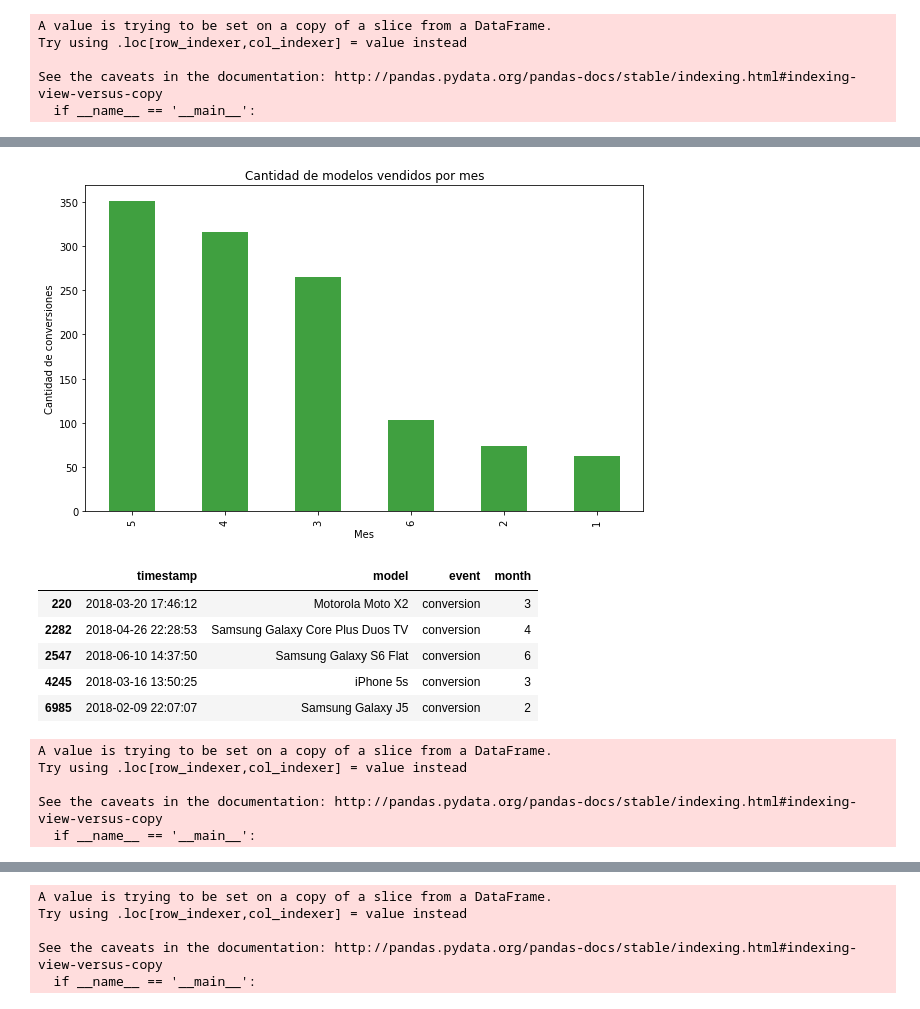
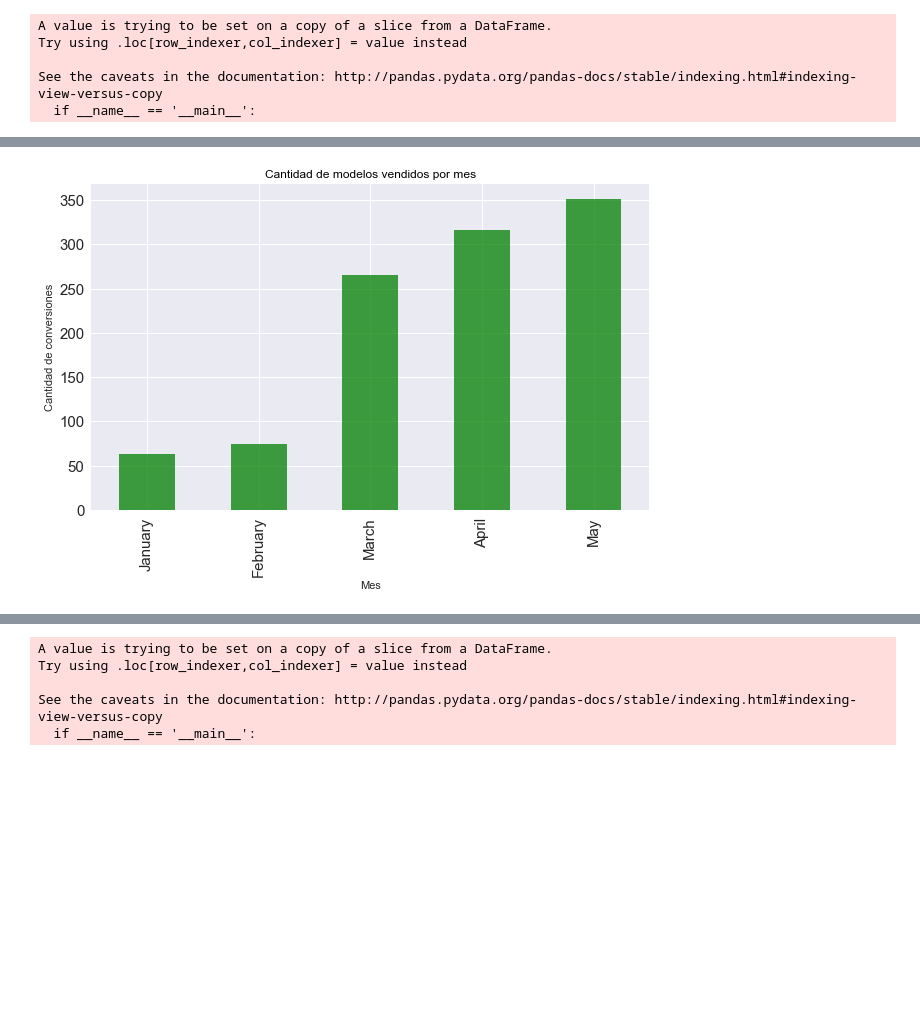
Before and after one commit to fonse451/Datos, a Jupyter notebook: AnalisisExploratorio-Trocafone.ipynb, the cells around one changed output, grey strips where cells are left out. Cells and saved outputs as stored; diff of their text form; code cells hidden in the pictures; blank space fills up the shorter version.

```diff
--- a/AnalisisExploratorio-Trocafone.ipynb
+++ b/AnalisisExploratorio-Trocafone.ipynb
@@ -9,7 +10,7 @@ import datetime as dt
 def datetime(date,format_string):
     return pd.to_datetime(date,format= format_string,errors='coerce')
 # %%
-eventsData = pd.read_csv("trocafone-set/events.csv")
+eventsData = pd.read_csv("EventsConMenosNans.csv")
 # %%
 eventsData.head()
 # %% [output]
@@ -291,9 +582,11 @@ True     447004
 Name: model, dtype: int64
 # %%
-monthmodelssell["month"] = monthmodelssell["timestamp"].map(lambda x: x.month)
+monthmodelssell["month"] = monthmodelssell["timestamp"].map(lambda x: x.strftime('%B'))
 # %% [output]
 A value is trying to be set on a copy of a slice from a DataFrame.
 Try using .loc[row_indexer,col_indexer] = value instead
 
 See the caveats in the documentation: http://pandas.pydata.org/pandas-docs/stable/indexing.html#indexing-view-versus-copy
   if __name__ == '__main__':
+# %%
+monthmodelssell["month"] = pd.Categorical(monthmodelssell["month"], categories=['January','February','March','April','May','June'], ordered=True)
@@ -320,0 +636,3 @@ monthconversionformodel.head()
+# %%
+
+monthconversionformodel['month'] = pd.Categorical(monthconversionformodel['month'], categories=['January','February','March','April','May','June'], ordered=True)
@@ -321,38 +654,25 @@ monthconversionformodel.head()
 # %%
-#Graficamos las 10 areas de trabajo que mas postulaciones reciben
+
 f = plt.figure()
 
 plt.title ('Cantidad de modelos vendidos por mes',color='black')
 
-ax = monthconversionformodel["month"].value_counts().plot(kind='bar', figsize=(10,6) ,alpha=0.75, ax=f.gca(), color='green' )
+ax = monthconversionformodel["month"].value_counts().drop(labels = ["June"]).sort_index().plot(kind='bar', figsize=(10,6) ,alpha=0.75, ax=f.gca(), color='green' )
 
 
+plt.xticks(size = 15)
+plt.yticks(size = 15)
 ax.set_xlabel('Mes')
 ax.set_ylabel("Cantidad de conversiones")
-plt.show()
-#Exportamos el plot como .png para poder ponerlo en el informe
-#plt.savefig('Top5skuns.png',bbox_inches='tight')
+#plt.show()
+
+
+
+plt.savefig('Cantidad de modelos vendidos por mes',bbox_inches='tight')
 # %% [output]
-[figure, old version]
+[figure, new version]
 # %%
 daysell = monthmodelssell[monthmodelssell["event"] == "conversion"]
-# %%
-daysell.head()
-# %% [output]
-|  | timestamp | model | event | month |
-| 220 | 2018-03-20 17:46:12 | Motorola Moto X2 | conversion | 3 |
-| 2282 | 2018-04-26 22:28:53 | Samsung Galaxy Core Plus Duos TV | conversion | 4 |
-| 2547 | 2018-06-10 14:37:50 | Samsung Galaxy S6 Flat | conversion | 6 |
-| 4245 | 2018-03-16 13:50:25 | iPhone 5s | conversion | 3 |
-| 6985 | 2018-02-09 22:07:07 | Samsung Galaxy J5 | conversion | 2 |
-# %%
-daysell["day"] = daysell["timestamp"].map(lambda x: x.day)
-# %% [output]
-A value is trying to be set on a copy of a slice from a DataFrame.
-Try using .loc[row_indexer,col_indexer] = value instead
-
-See the caveats in the documentation: http://pandas.pydata.org/pandas-docs/stable/indexing.html#indexing-view-versus-copy
-  if __name__ == '__main__':
 # %%
 daysell.head()
 # %% [output]
```
Also changed, not shown: parts of 118 cells of this notebook.
